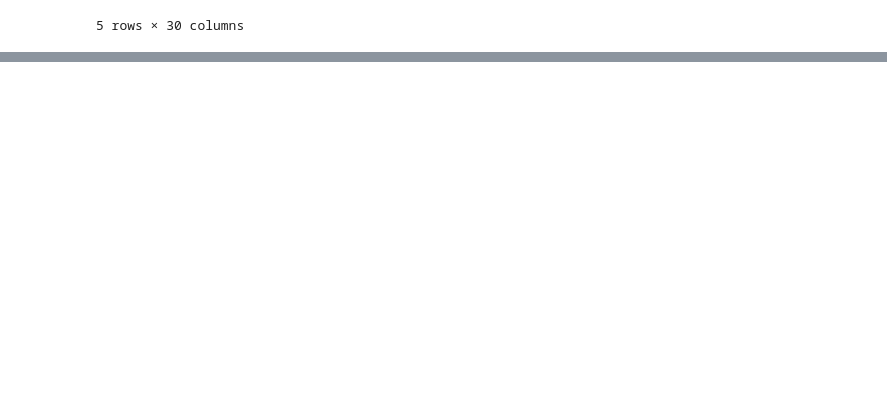
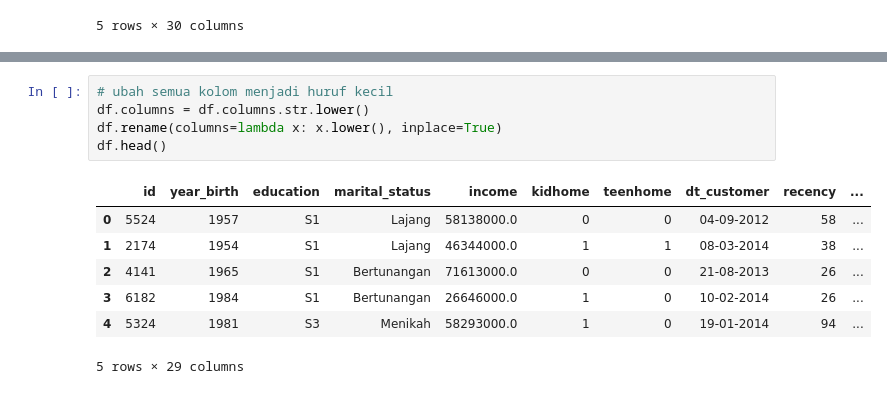
Before and after one commit to hrmufid/Mini-Project-3, a Jupyter notebook: Mini_Project_3.ipynb, the cells around one changed output, grey strips where cells are left out. Saved outputs shown, nothing was run; the diff lists cells and outputs as text; blank space fills up the shorter version.

```diff
--- a/Mini_Project_3.ipynb
+++ b/Mini_Project_3.ipynb
@@ -33,0 +106,13 @@ df.head()
+# %%
+# ubah semua kolom menjadi huruf kecil
+df.columns = df.columns.str.lower()
+df.rename(columns=lambda x: x.lower(), inplace=True)
+df.head()
+# %% [output]
+|  | id | year_birth | education | marital_status | income | kidhome | teenhome | dt_customer | recency | ... |
+| 0 | 5524 | 1957 | S1 | Lajang | 58138000.0 | 0 | 0 | 04-09-2012 | 58 | ... |
+| 1 | 2174 | 1954 | S1 | Lajang | 46344000.0 | 1 | 1 | 08-03-2014 | 38 | ... |
+| 2 | 4141 | 1965 | S1 | Bertunangan | 71613000.0 | 0 | 0 | 21-08-2013 | 26 | ... |
+| 3 | 6182 | 1984 | S1 | Bertunangan | 26646000.0 | 1 | 0 | 10-02-2014 | 26 | ... |
+| 4 | 5324 | 1981 | S3 | Menikah | 58293000.0 | 1 | 0 | 19-01-2014 | 94 | ... |
+5 rows × 29 columns
```
Also changed, not shown: parts of 16 cells of this notebook.
